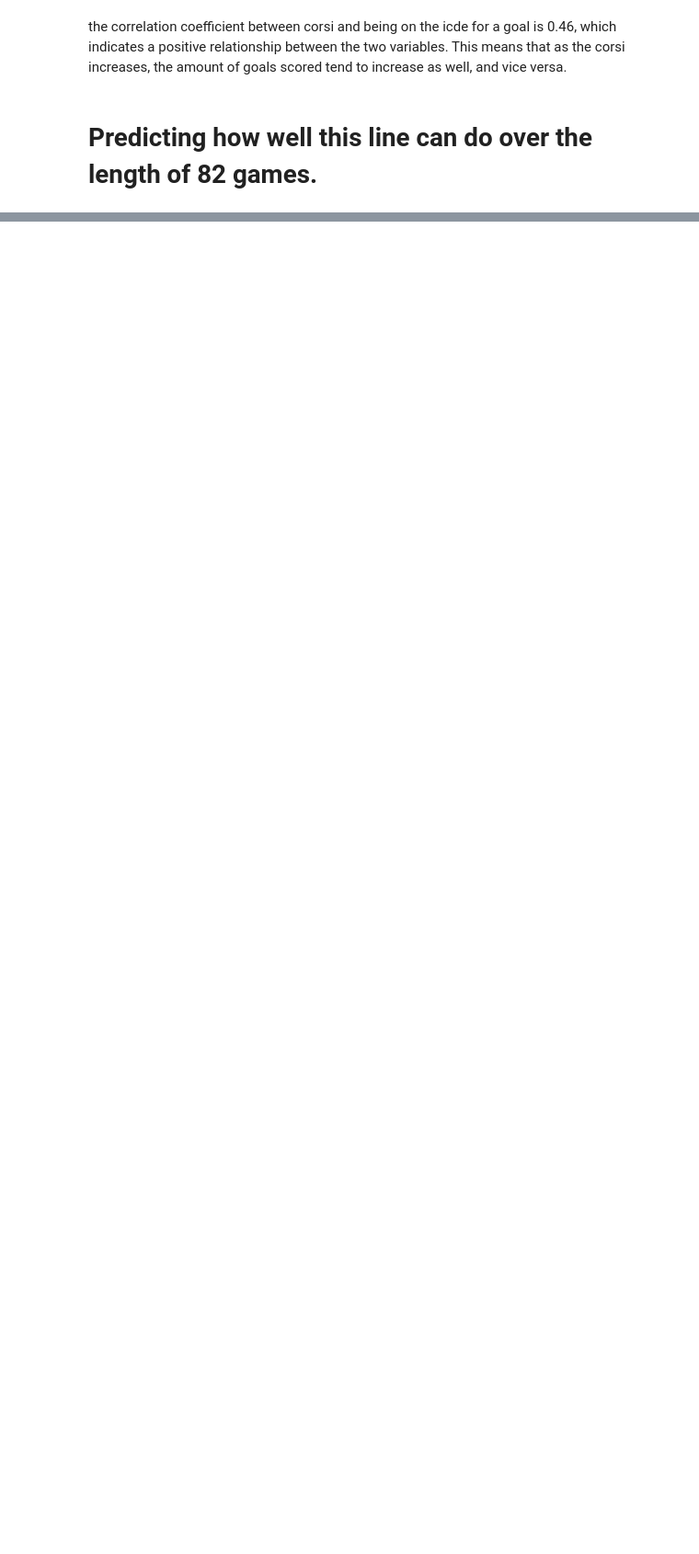
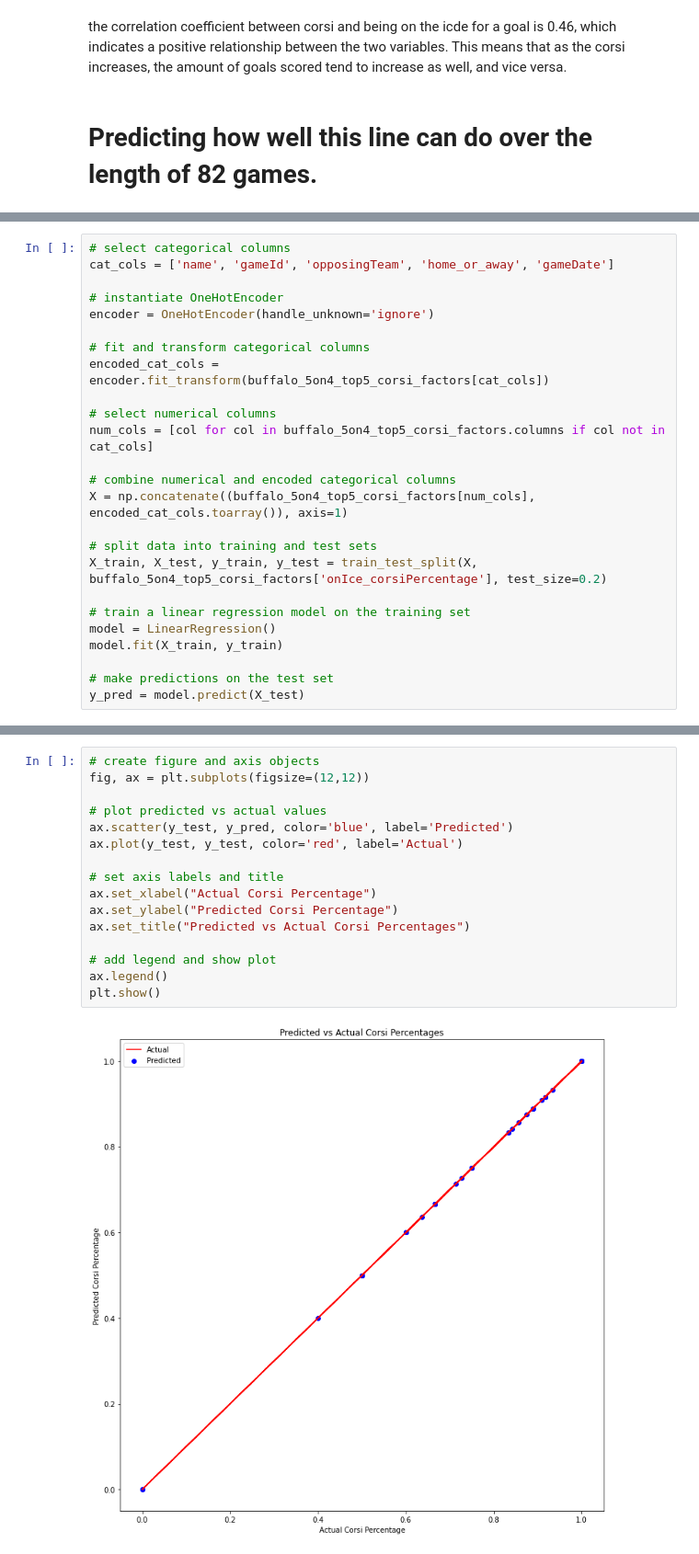
Before and after one commit to MichalOst3389/nhl_team_analysis, a Jupyter notebook: nhl_team_analysis/NHL Notebook.ipynb, the cells around one changed output, grey strips where cells are left out. Shown at 92% size. Drawn from its saved outputs; the diff is of its cells as text; blank space fills up the shorter version.

Commit message:
added evaluation and visual for regression model

```diff
--- a/nhl_team_analysis/NHL Notebook.ipynb
+++ b/nhl_team_analysis/NHL Notebook.ipynb
@@ -224,0 +261,25 @@ buffalo_corsi_5on4_top5
+# %%
+# select categorical columns
+cat_cols = ['name', 'gameId', 'opposingTeam', 'home_or_away', 'gameDate']
+
+# instantiate OneHotEncoder
+encoder = OneHotEncoder(handle_unknown='ignore')
+
+# fit and transform categorical columns
+encoded_cat_cols = encoder.fit_transform(buffalo_5on4_top5_corsi_factors[cat_cols])
+
+# select numerical columns
+num_cols = [col for col in buffalo_5on4_top5_corsi_factors.columns if col not in cat_cols]
+
+# combine numerical and encoded categorical columns
+X = np.concatenate((buffalo_5on4_top5_corsi_factors[num_cols], encoded_cat_cols.toarray()), axis=1)
+
+# split data into training and test sets
+X_train, X_test, y_train, y_test = train_test_split(X, buffalo_5on4_top5_corsi_factors['onIce_corsiPercentage'], test_size=0.2)
+
+# train a linear regression model on the training set
+model = LinearRegression()
+model.fit(X_train, y_train)
+
+# make predictions on the test set
+y_pred = model.predict(X_test)
@@ -224,0 +334,18 @@ buffalo_corsi_5on4_top5
+# %%
+# create figure and axis objects
+fig, ax = plt.subplots(figsize=(12,12))
+
+# plot predicted vs actual values
+ax.scatter(y_test, y_pred, color='blue', label='Predicted')
+ax.plot(y_test, y_test, color='red', label='Actual')
+
+# set axis labels and title
+ax.set_xlabel("Actual Corsi Percentage")
+ax.set_ylabel("Predicted Corsi Percentage")
+ax.set_title("Predicted vs Actual Corsi Percentages")
+
+# add legend and show plot
+ax.legend()
+plt.show()
+# %% [output]
+[figure, added]
```
Also changed, not shown: parts of 8 cells of this notebook.
